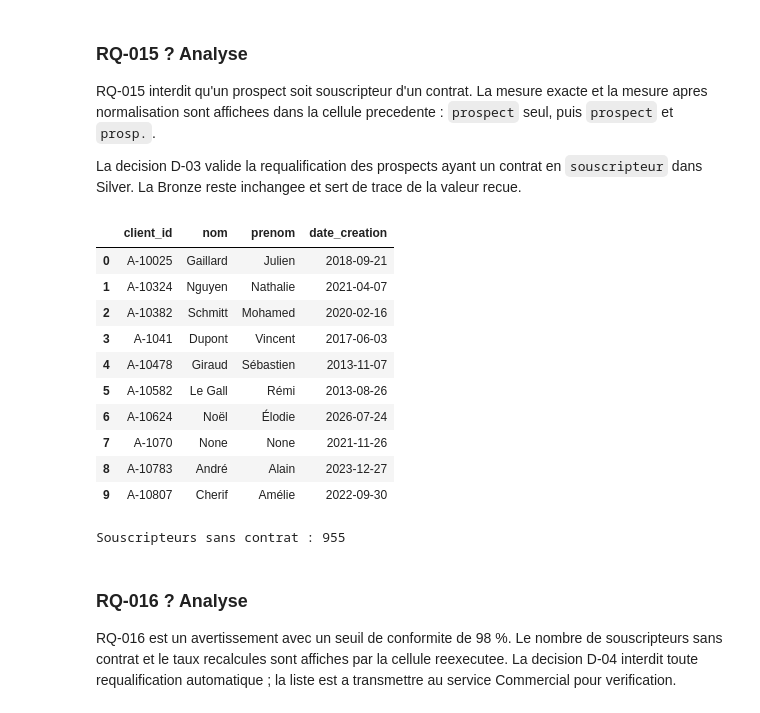
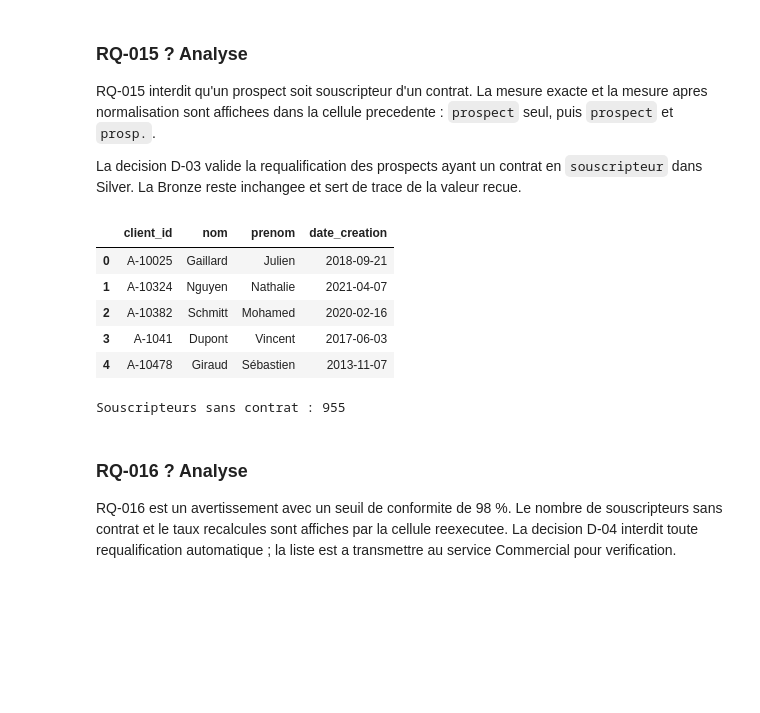
Before and after one commit to ruthabebeneg/td-qualite-g02, a Jupyter notebook: notebooks/S3_g02.ipynb, the cells around one changed output. Saved outputs shown, nothing was run; the diff lists cells and outputs as text; code cells hidden in the pictures; blank space fills up the shorter version.

```diff
--- a/notebooks/S3_g02.ipynb
+++ b/notebooks/S3_g02.ipynb
@@ -274,37 +264,32 @@ La decision D-03 valide la requalification des prospects ayant un contrat en `so
 # %%
 # %% US-18 — RQ-016 : souscripteur sans contrat
 
 rq016 = lire("""
 SELECT
     k.client_id,
     k.nom,
     k.prenom,
     k.date_creation
 FROM bronze.crm_client k
 LEFT JOIN bronze.crm_contrat c
     ON c.souscripteur_id = k.client_id
    AND c._batch_id = :b
 WHERE k.type_personne = 'souscripteur'
   AND k._batch_id = :b
   AND c.contrat_id IS NULL
 ORDER BY k.client_id
 """, b=BATCH)
 
-display(rq016.head(10))
+display(rq016.head(5))
 
 print("Souscripteurs sans contrat :", len(rq016))
 # %% [output]
 |  | client_id | nom | prenom | date_creation |
 | 0 | A-10025 | Gaillard | Julien | 2018-09-21 |
 | 1 | A-10324 | Nguyen | Nathalie | 2021-04-07 |
 | 2 | A-10382 | Schmitt | Mohamed | 2020-02-16 |
 | 3 | A-1041 | Dupont | Vincent | 2017-06-03 |
 | 4 | A-10478 | Giraud | Sébastien | 2013-11-07 |
-| 5 | A-10582 | Le Gall | Rémi | 2013-08-26 |
-| 6 | A-10624 | Noël | Élodie | 2026-07-24 |
-| 7 | A-1070 | None | None | 2021-11-26 |
-| 8 | A-10783 | André | Alain | 2023-12-27 |
-| 9 | A-10807 | Cherif | Amélie | 2022-09-30 |
 Souscripteurs sans contrat : 955
 # %% [markdown]
 ### RQ-016 ? Analyse
```
Also changed, not shown: parts of 3 cells of this notebook, 37 other files.
